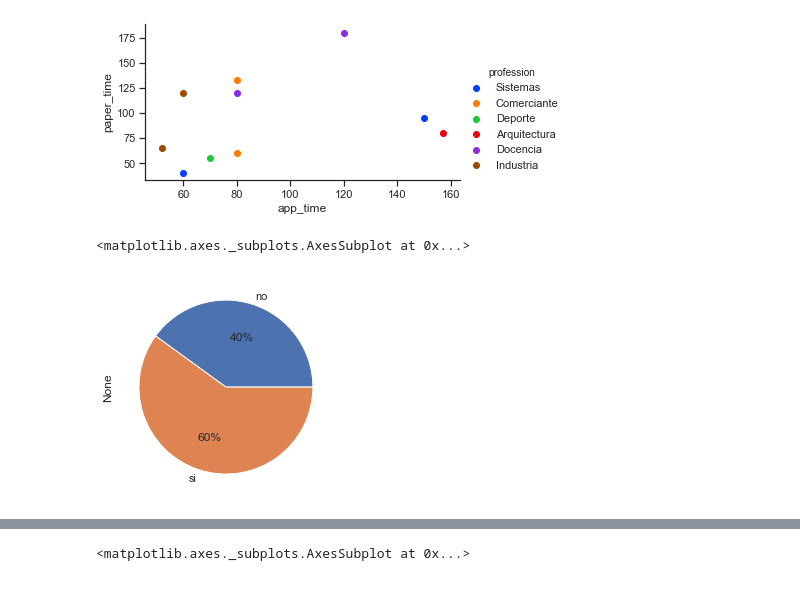
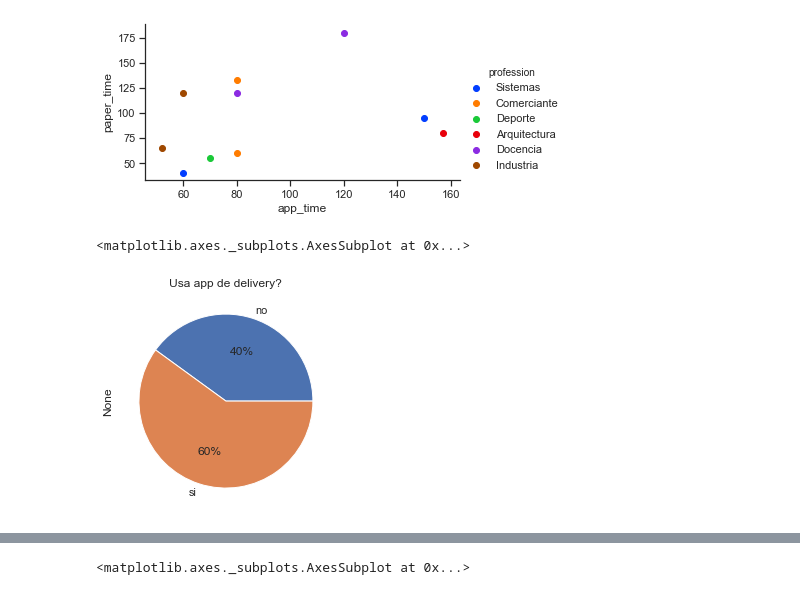
Before and after one commit to alefherrera/my-order-data, a Jupyter notebook: notebook.ipynb, the cells around one changed output, grey strips where cells are left out. Saved outputs shown, nothing was run; the diff lists cells and outputs as text; code cells hidden in the pictures.

```diff
--- a/notebook.ipynb
+++ b/notebook.ipynb
@@ -187,7 +163,7 @@ fg.map(pyplot.scatter, 'app_time', 'paper_time').add_legend()
 <seaborn.axisgrid.FacetGrid at 0x...>
 [figure]
 # %%
-df.groupby("use_delivery").size().plot.pie(autopct='%d%%')
+df.groupby("use_delivery").size().plot.pie(autopct='%d%%', title="Usa app de delivery?")
 # %% [output]
 <matplotlib.axes._subplots.AxesSubplot at 0x...>
-[figure, old version]
+[figure, new version]
```
Also changed, not shown: parts of 59 cells of this notebook, 2 other files.
